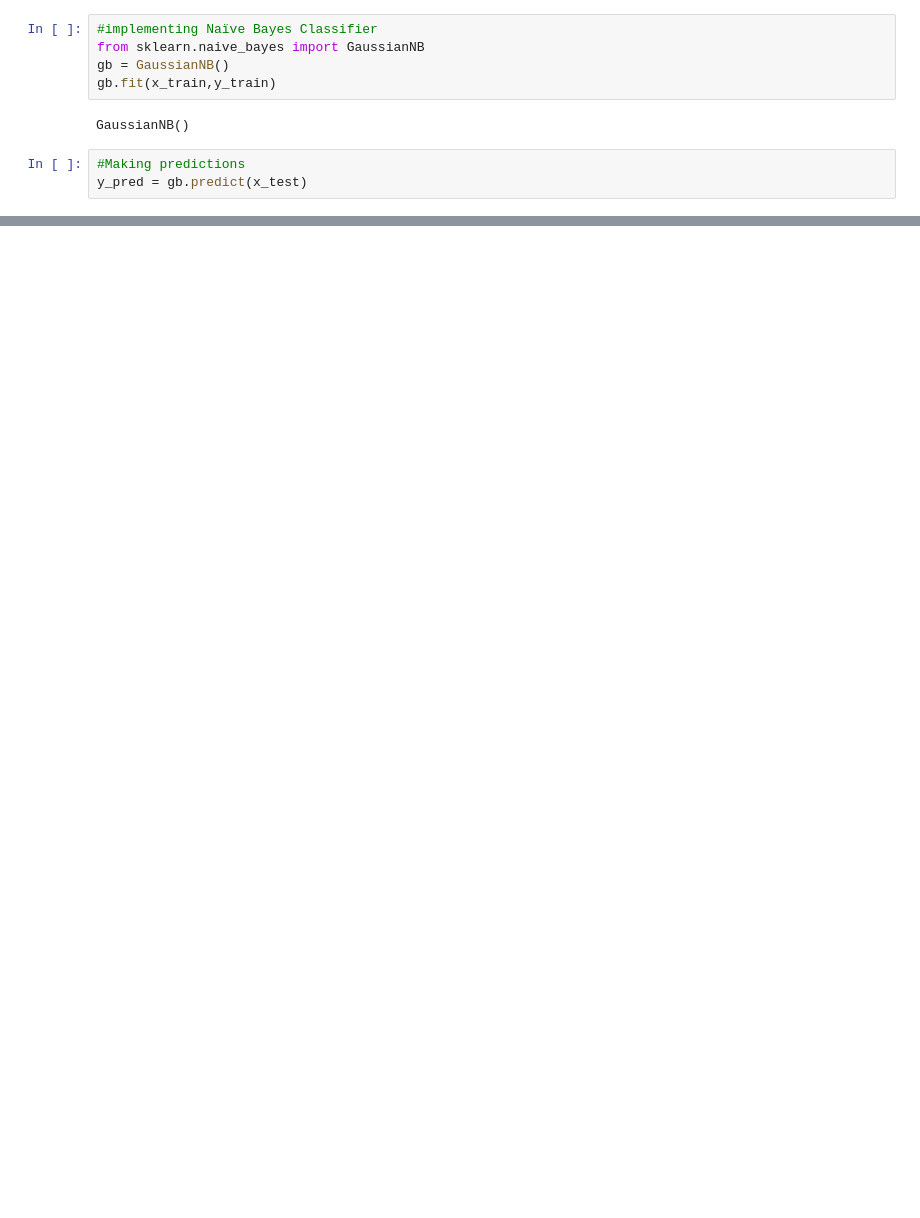
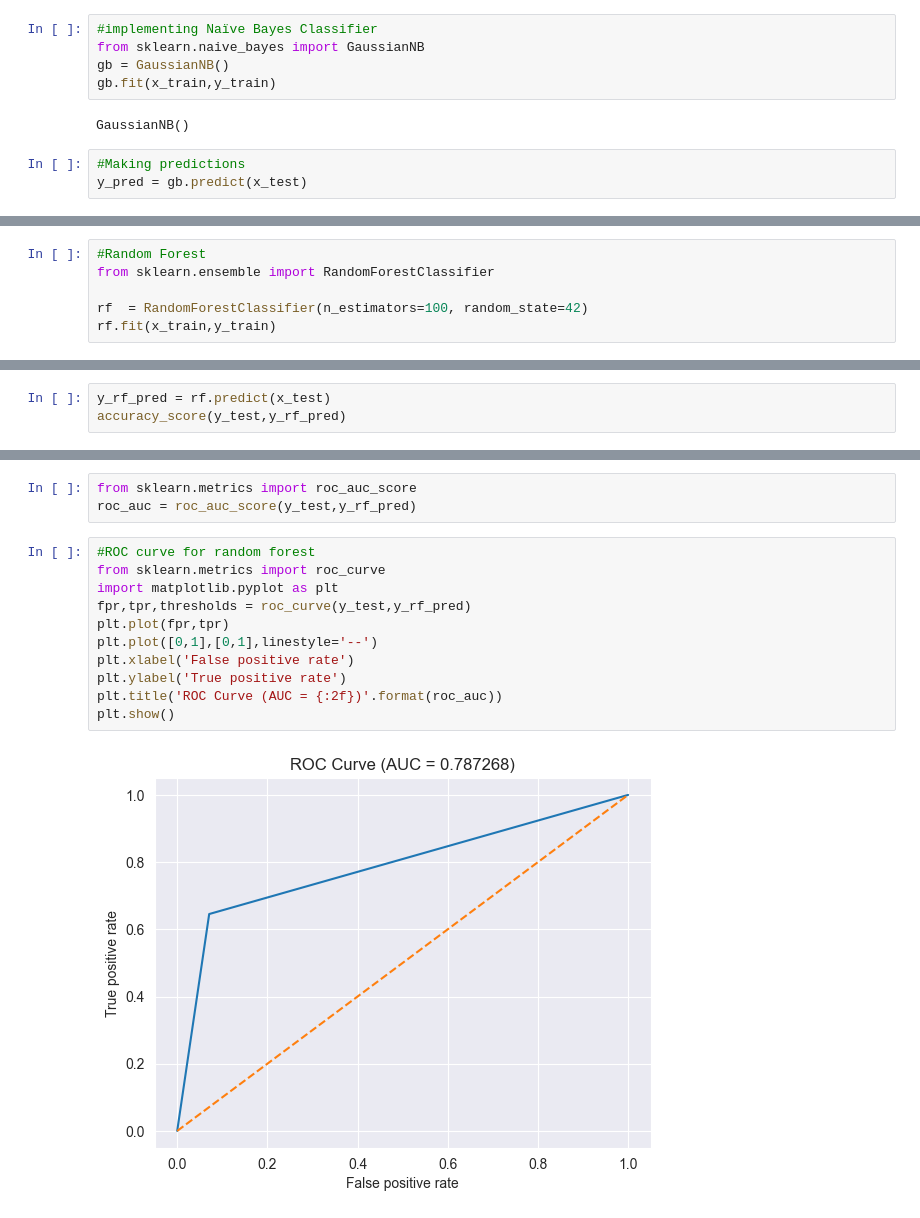
Before and after one commit to Aslam-456/Machine_Learning, a Jupyter notebook: model_building.ipynb, the cells around one changed output, grey strips where cells are left out. Cells and saved outputs as stored; diff of their text form; blank space fills up the shorter version.

Commit message:
Random Forest implementation

```diff
--- a/model_building.ipynb
+++ b/model_building.ipynb
@@ -63,0 +78,6 @@ weighted avg       0.80      0.81      0.79      9766
+# %%
+#Random Forest
+from sklearn.ensemble import RandomForestClassifier
+
+rf  = RandomForestClassifier(n_estimators=100, random_state=42)
+rf.fit(x_train,y_train)
@@ -63,0 +86,3 @@ weighted avg       0.80      0.81      0.79      9766
+# %%
+y_rf_pred = rf.predict(x_test)
+accuracy_score(y_test,y_rf_pred)
@@ -63,0 +102,16 @@ weighted avg       0.80      0.81      0.79      9766
+# %%
+from sklearn.metrics import roc_auc_score
+roc_auc = roc_auc_score(y_test,y_rf_pred)
+# %%
+#ROC curve for random forest
+from sklearn.metrics import roc_curve
+import matplotlib.pyplot as plt
+fpr,tpr,thresholds = roc_curve(y_test,y_rf_pred)
+plt.plot(fpr,tpr)
+plt.plot([0,1],[0,1],linestyle='--')
+plt.xlabel('False positive rate')
+plt.ylabel('True positive rate')
+plt.title('ROC Curve (AUC = {:2f})'.format(roc_auc))
+plt.show()
+# %% [output]
+[figure, added]
```
Also changed, not shown: parts of 9 cells of this notebook, 1 other file.
